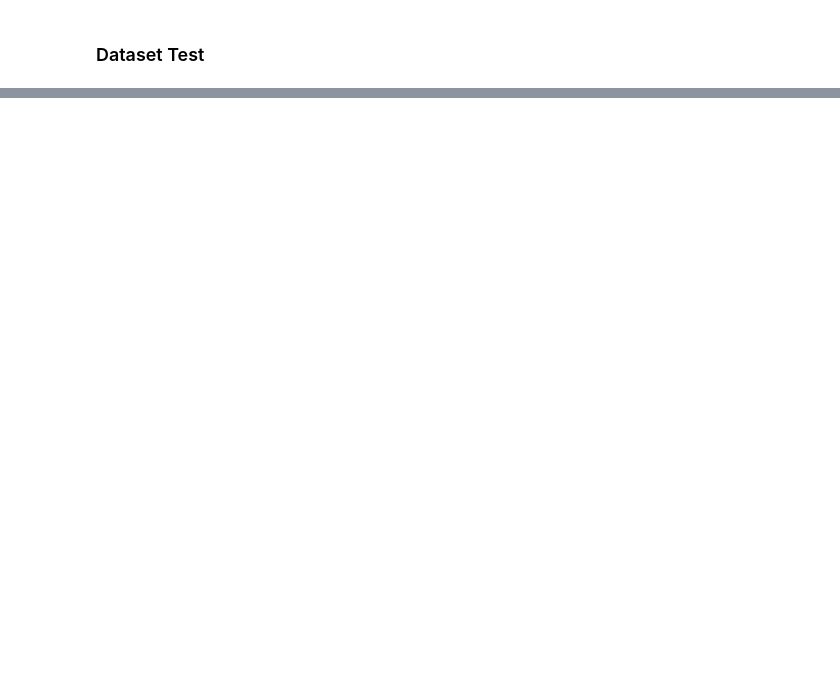
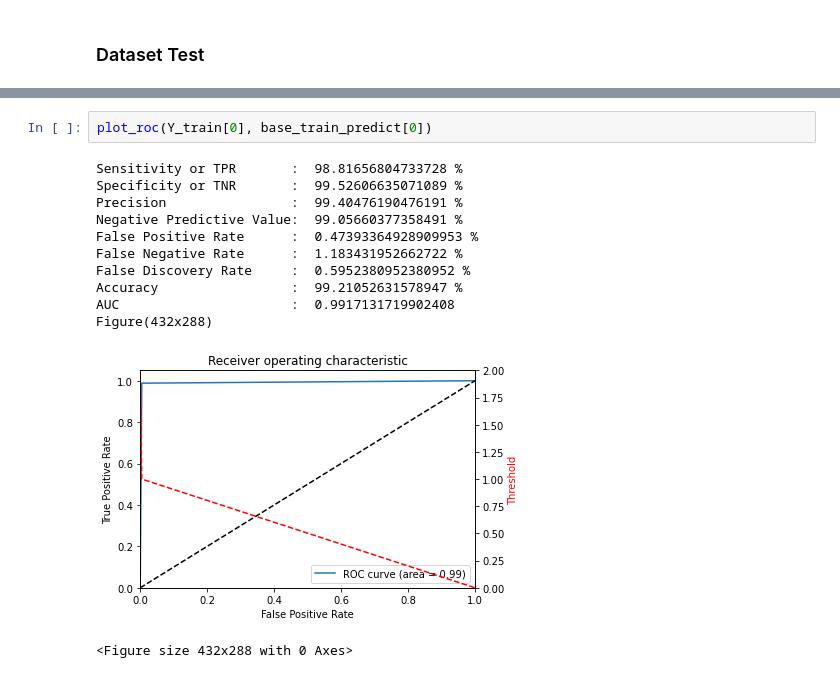
Before and after one commit to wiliamhw/KK-GA-NN, a Jupyter notebook: Neural Network and Genetic Algorithm.ipynb, the cells around one changed output, grey strips where cells are left out. Cells and saved outputs as stored; diff of their text form; blank space fills up the shorter version.

```diff
--- a/Neural Network and Genetic Algorithm.ipynb
+++ b/Neural Network and Genetic Algorithm.ipynb
@@ -810,0 +888,15 @@ Berdasarkan statistik dari dua dataset di atas, bisa disimpulkan bahwa *neural n
+# %%
+plot_roc(Y_train[0], base_train_predict[0])
+# %% [output]
+Sensitivity or TPR       :  98.81656804733728 %
+Specificity or TNR       :  99.52606635071089 %
+Precision                :  99.40476190476191 %
+Negative Predictive Value:  99.05660377358491 %
+False Positive Rate      :  0.47393364928909953 %
+False Negative Rate      :  1.183431952662722 %
+False Discovery Rate     :  0.5952380952380952 %
+Accuracy                 :  99.21052631578947 %
+AUC                      :  0.9917131719902408
+Figure(432x288)
+[figure, added]
+<Figure size 432x288 with 0 Axes>
```
Also changed, not shown: parts of 20 cells of this notebook.
